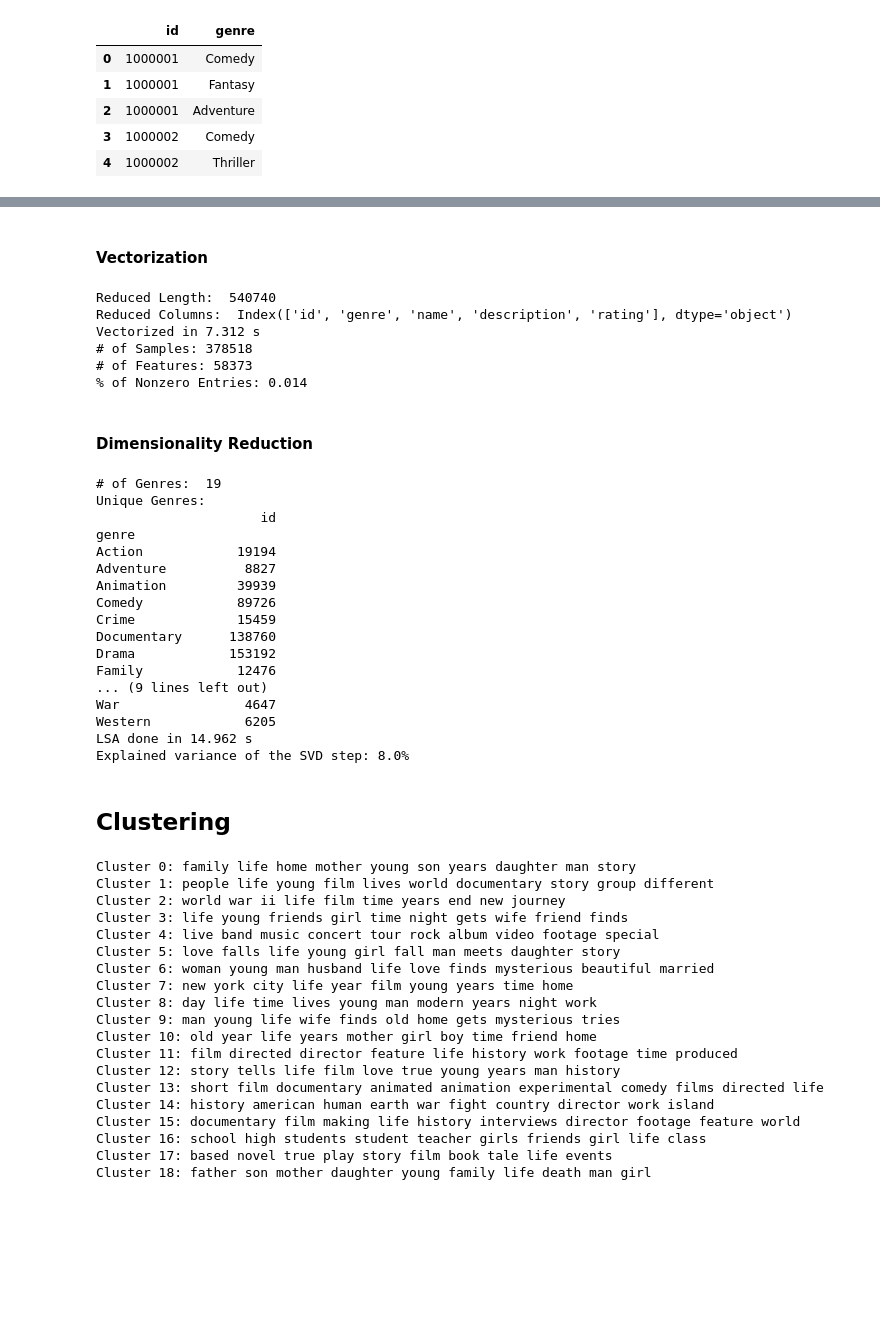
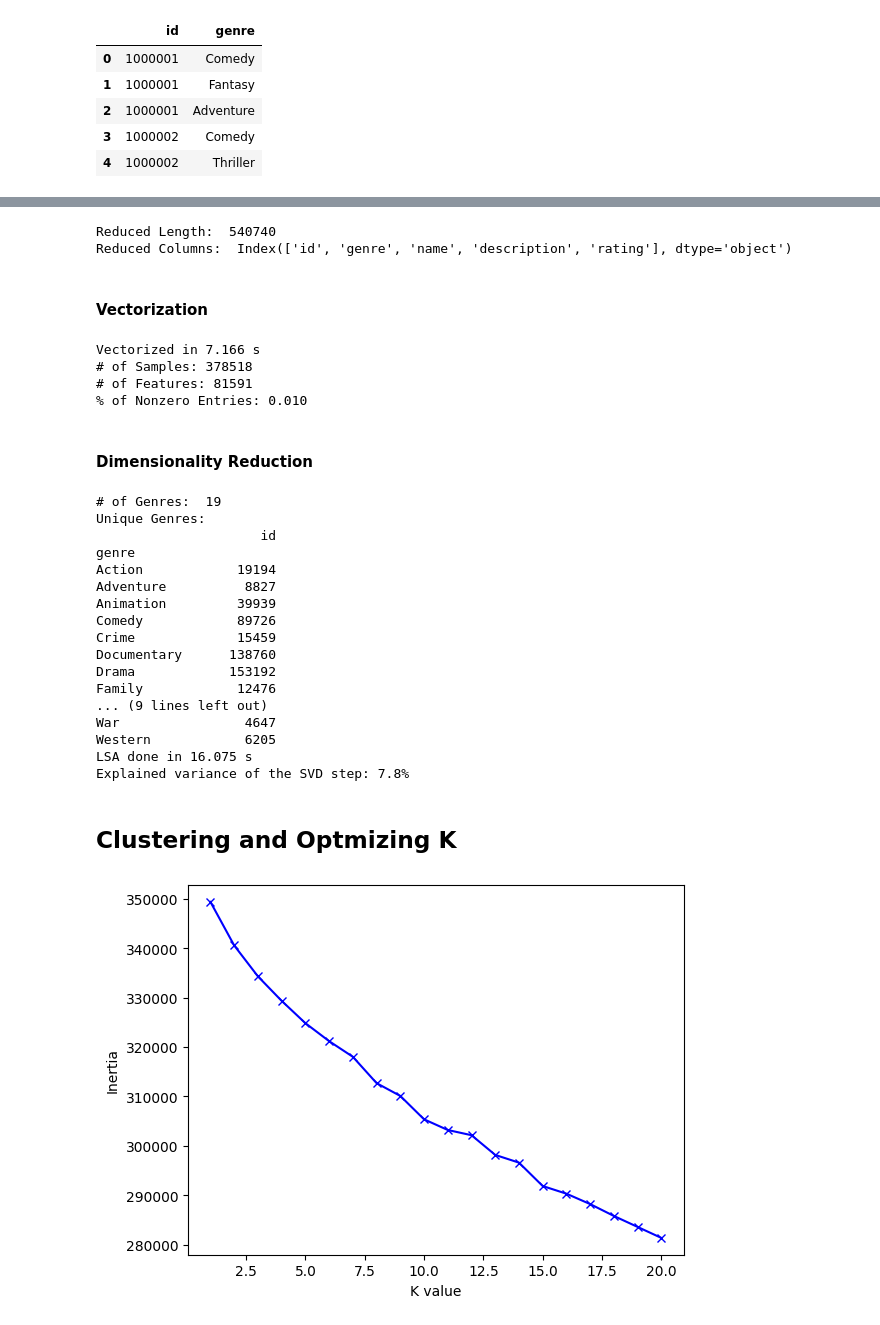
Before and after one commit to CS-180-Group-4/Movie-Recommendation-System, a Jupyter notebook: project_notebook.ipynb, the cells around one changed output, grey strips where cells are left out. Saved outputs shown, nothing was run; the diff lists cells and outputs as text; code cells hidden in the pictures; blank space fills up the shorter version.

Commit message:
feat: Add DataClusterer class

```diff
--- a/project_notebook.ipynb
+++ b/project_notebook.ipynb
@@ -36,14 +40,14 @@ GENRES_PATH = "./dataset/genres.csv"
 TEST_SIZE = 0.3
 RANDOM_STATE = 42
 
-MAX_DF = 0.5 # Ignore terms that appear in > 50% of the entries
-MIN_DF = 5 # Ignore terms that appear in < 5 entries
+MAX_DF = 0.3 # Ignore terms that appear in > 50% of the entries
+MIN_DF = 3 # Ignore terms that appear in < 5 entries
 STOP_WORDS = "english"
 
 N_COMPONENTS = 100
 NORMALIZER_COPY = False
 
-N_CLUSTERS = 19
+N_CLUSTERS = 20
 MAX_ITER = 100
 N_INIT = 1
 # %% [markdown]
@@ -74,16 +80,19 @@ preprocessor.df_genres.head()
+# %%
+preprocessor.handleDataFrame()
+X_train, X_test, y_train, y_test = preprocessor.splitData(TEST_SIZE, RANDOM_STATE)
+X_train_desc_only = X_train.description
+# %% [output]
+Reduced Length:  540740
+Reduced Columns:  Index(['id', 'genre', 'name', 'description', 'rating'], dtype='object')
 # %% [markdown]
 #### Vectorization
 # %%
-preprocessor.handleDataFrame()
-X_train, X_test, y_train, y_test = preprocessor.splitData(TEST_SIZE, RANDOM_STATE)
-X_tfidf, features = preprocessor.vectorizeData(X_train, MAX_DF, MIN_DF, STOP_WORDS)
+X_tfidf, features = preprocessor.vectorizeData(X_train_desc_only, MAX_DF, MIN_DF, STOP_WORDS)
 # %% [output]
-Reduced Length:  540740
-Reduced Columns:  Index(['id', 'genre', 'name', 'description', 'rating'], dtype='object')
-Vectorized in 7.312 s
+Vectorized in 7.166 s
 # of Samples: 378518
-# of Features: 58373
-% of Nonzero Entries: 0.014
+# of Features: 81591
+% of Nonzero Entries: 0.010
 # %% [markdown]
 #### Dimensionality Reduction
 # %%
@@ -105,42 +114,12 @@ Family            12476
 ... (9 lines left out)
 War                4647
 Western            6205
-LSA done in 14.962 s
-Explained variance of the SVD step: 8.0%
+LSA done in 16.075 s
+Explained variance of the SVD step: 7.8%
 # %% [markdown]
-## Clustering
+## Clustering and Optmizing K
-# %%
-kmeans.fit(X_lsa)
-
-y_kmeans = kmeans.predict(X_lsa) # Let kmeans assign the clusters/labels
-centers = kmeans.cluster_centers_
-inertia = kmeans.inertia_
-# %%
-original_space_centroids = lsa[0].inverse_transform(centers)
-order_centroids = original_space_centroids.argsort()[:, ::-1]
-
-for i in range(N_CLUSTERS):
-    print(f"Cluster {i}: ", end="")
-    for ind in order_centroids[i, :10]:
-        print(f"{features[ind]} ", end="")
-    print()
-# %% [output]
-Cluster 0: family life home mother young son years daughter man story
-Cluster 1: people life young film lives world documentary story group different
-Cluster 2: world war ii life film time years end new journey
-Cluster 3: life young friends girl time night gets wife friend finds
-Cluster 4: live band music concert tour rock album video footage special
-Cluster 5: love falls life young girl fall man meets daughter story
-Cluster 6: woman young man husband life love finds mysterious beautiful married
-Cluster 7: new york city life year film young years time home
-Cluster 8: day life time lives young man modern years night work
-Cluster 9: man young life wife finds old home gets mysterious tries
-Cluster 10: old year life years mother girl boy time friend home
-Cluster 11: film directed director feature life history work footage time produced
-Cluster 12: story tells life film love true young years man history
-Cluster 13: short film documentary animated animation experimental comedy films directed life
-Cluster 14: history american human earth war fight country director work island
-Cluster 15: documentary film making life history interviews director footage feature world
-Cluster 16: school high students student teacher girls friends girl life class
-Cluster 17: based novel true play story film book tale life events
-Cluster 18: father son mother daughter young family life death man girl
+# %%
+clusterer = DataClusterer(X_lsa, N_CLUSTERS, MAX_ITER, N_INIT)
+K, inertias = clusterer.computeKMeansInertia()
+# %% [output]
+[figure, added]
```
Also changed, not shown: parts of 7 cells of this notebook, 2 other files.
